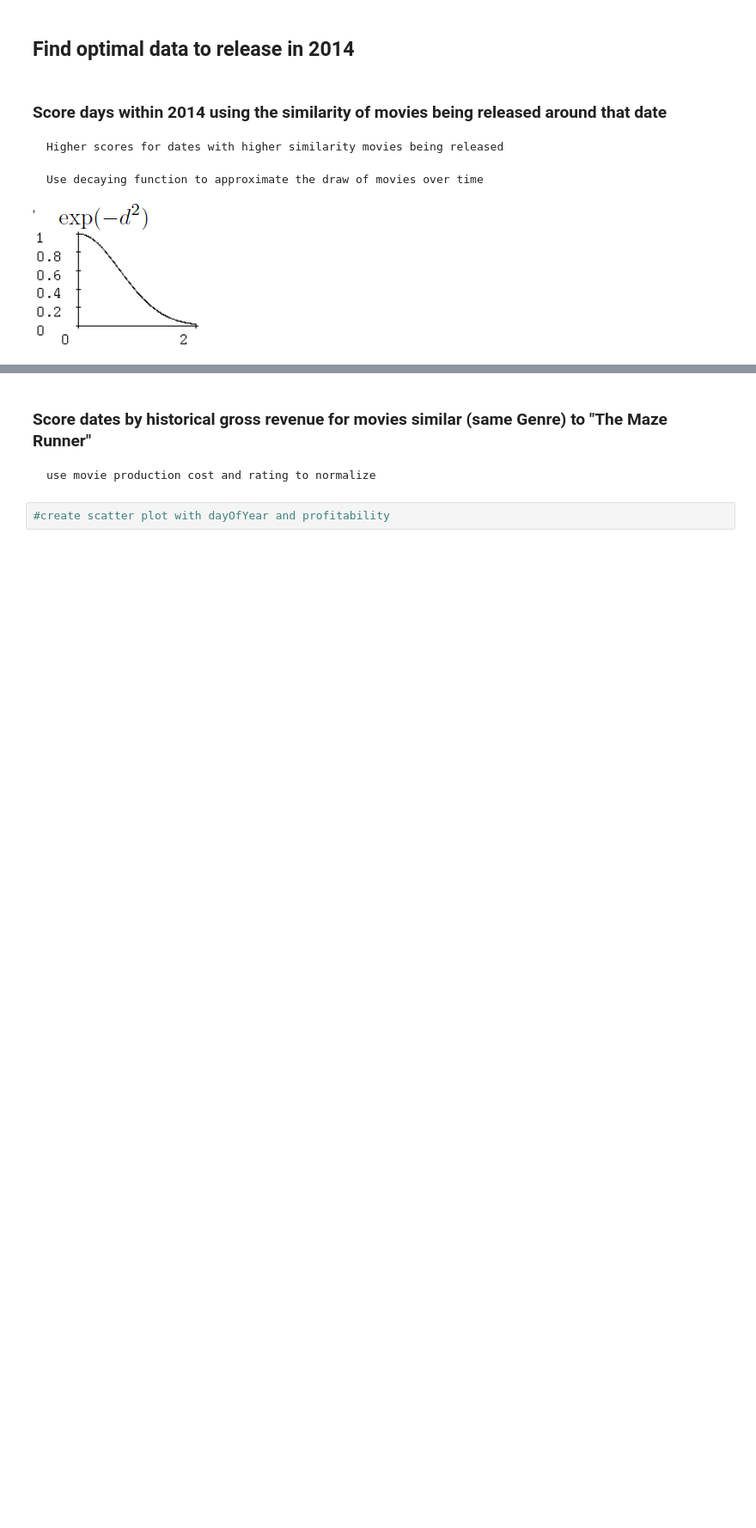
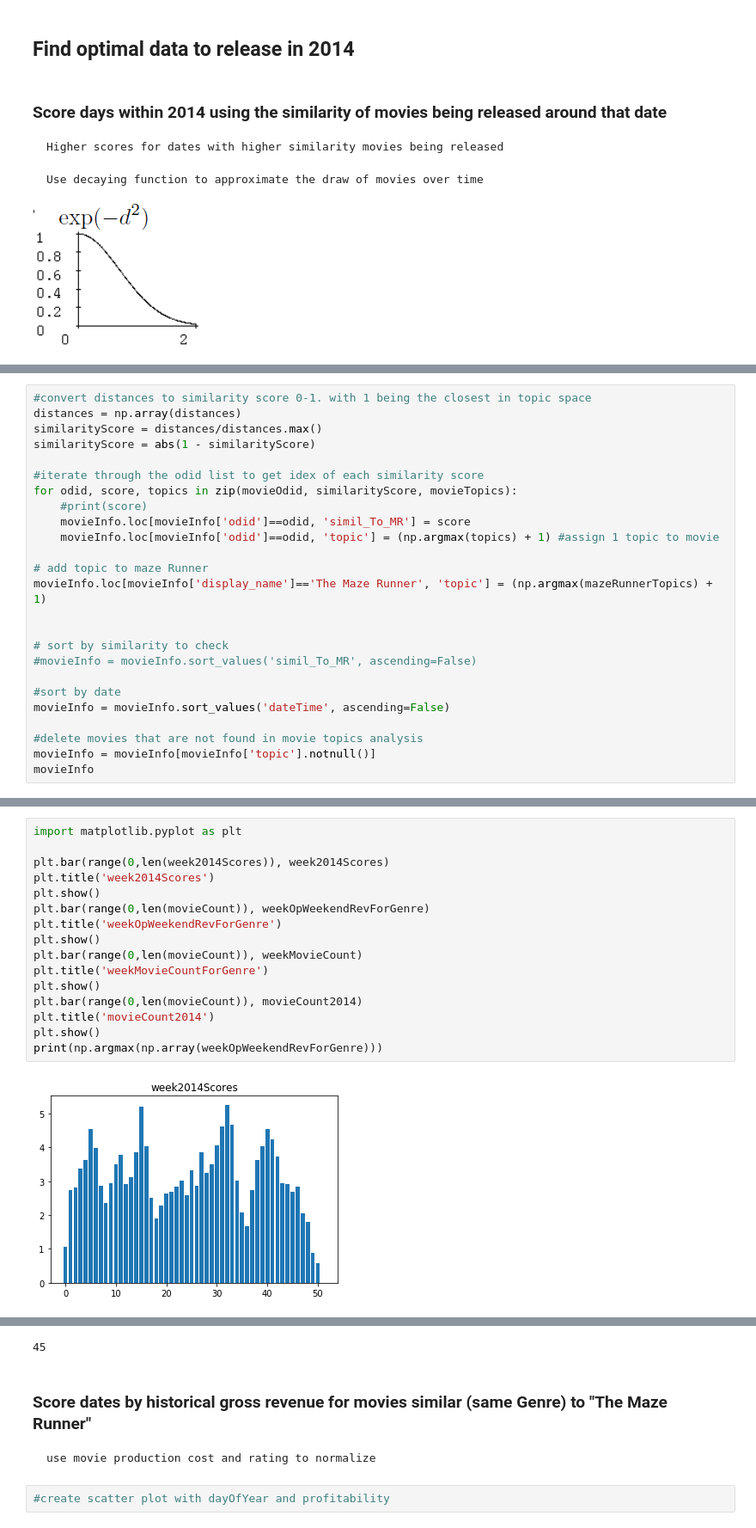
Before and after one commit to Oldyeller89/M_A_HW_Git, a Jupyter notebook: Assignment2/movieAnalysis.ipynb, the cells around one changed output, grey strips where cells are left out. Shown at 86% size. Cells and saved outputs as stored; diff of their text form; blank space fills up the shorter version.

```diff
--- a/Assignment2/movieAnalysis.ipynb
+++ b/Assignment2/movieAnalysis.ipynb
@@ -188,0 +165,25 @@ print(int(datetime_object.strftime("%j")))
+# %%
+#convert distances to similarity score 0-1. with 1 being the closest in topic space
+distances = np.array(distances)
+similarityScore = distances/distances.max()
+similarityScore = abs(1 - similarityScore)
+
+#iterate through the odid list to get idex of each similarity score
+for odid, score, topics in zip(movieOdid, similarityScore, movieTopics):
+    #print(score)
+    movieInfo.loc[movieInfo['odid']==odid, 'simil_To_MR'] = score
+    movieInfo.loc[movieInfo['odid']==odid, 'topic'] = (np.argmax(topics) + 1) #assign 1 topic to movie
+
+# add topic to maze Runner
+movieInfo.loc[movieInfo['display_name']=='The Maze Runner', 'topic'] = (np.argmax(mazeRunnerTopics) + 1)
+
+
+# sort by similarity to check
+#movieInfo = movieInfo.sort_values('simil_To_MR', ascending=False)
+
+#sort by date
+movieInfo = movieInfo.sort_values('dateTime', ascending=False)
+
+#delete movies that are not found in movie topics analysis
+movieInfo = movieInfo[movieInfo['topic'].notnull()]
+movieInfo
@@ -188,0 +259,18 @@ print(int(datetime_object.strftime("%j")))
+# %%
+import matplotlib.pyplot as plt
+
+plt.bar(range(0,len(week2014Scores)), week2014Scores)
+plt.title('week2014Scores')
+plt.show()
+plt.bar(range(0,len(movieCount)), weekOpWeekendRevForGenre)
+plt.title('weekOpWeekendRevForGenre')
+plt.show()
+plt.bar(range(0,len(movieCount)), weekMovieCount)
+plt.title('weekMovieCountForGenre')
+plt.show()
+plt.bar(range(0,len(movieCount)), movieCount2014)
+plt.title('movieCount2014')
+plt.show()
+print(np.argmax(np.array(weekOpWeekendRevForGenre)))
+# %% [output]
+[figure, added]
@@ -189,3 +280,4 @@ print(int(datetime_object.strftime("%j")))
+45
 # %% [markdown]
 ### Score dates by historical gross revenue for movies similar (same Genre) to "The Maze Runner"
 
```
Also changed, not shown: parts of 9 cells of this notebook.
